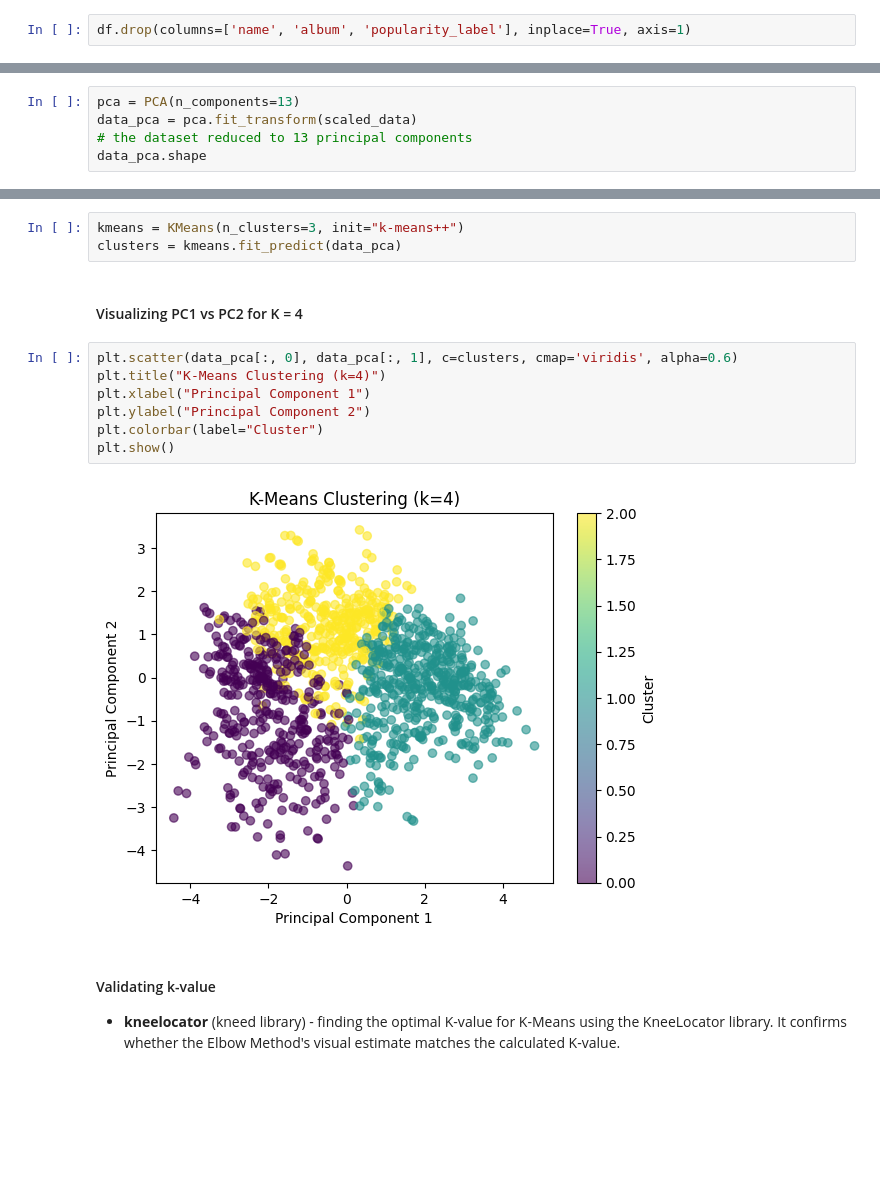
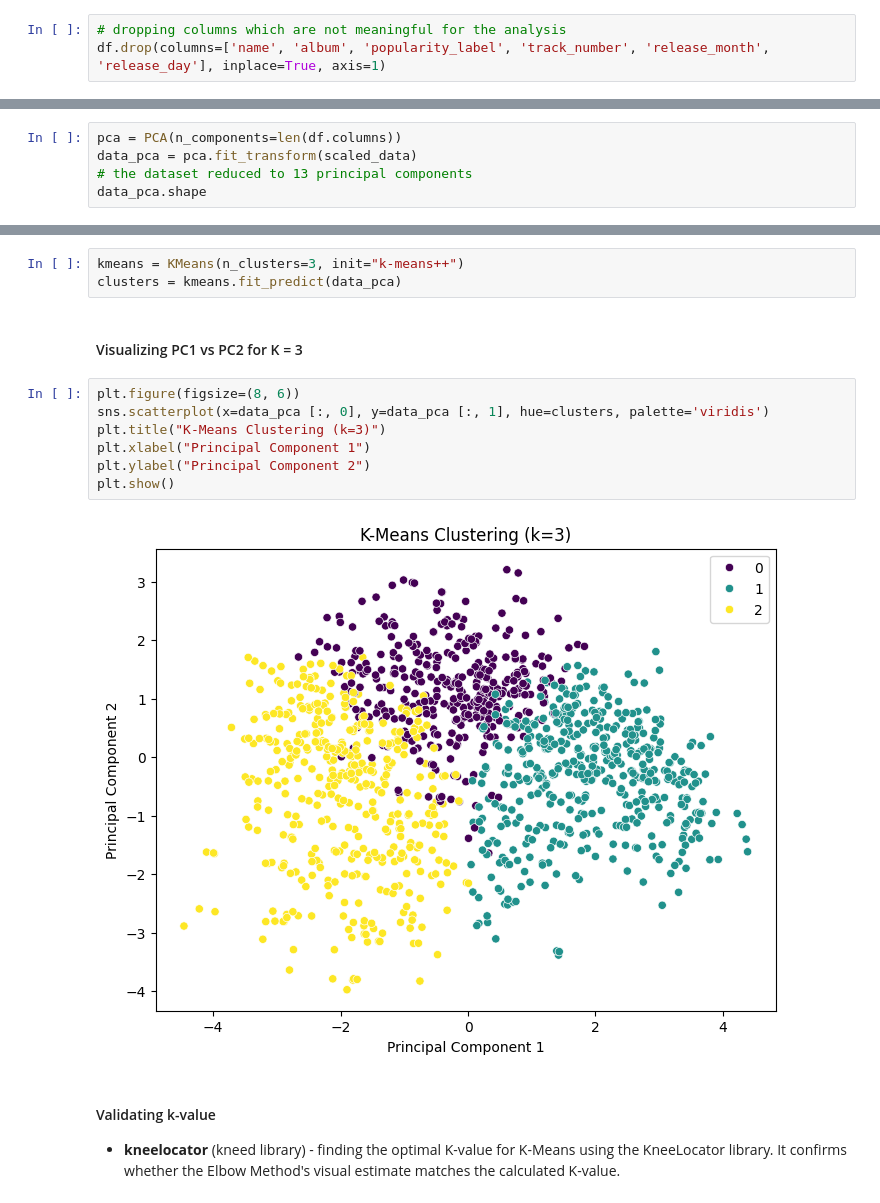
Before and after one commit to lalraviranjan/iitg_genAiMl, a Jupyter notebook: Machine-Learning-Project/Creating-Cohorts-of-Songs/Cohorts-of-songs-unsupervised-learning-implementation.ipynb, the cells around one changed output, grey strips where cells are left out. Saved outputs shown, nothing was run; the diff lists cells and outputs as text; blank space fills up the shorter version.

```diff
--- a/Machine-Learning-Project/Creating-Cohorts-of-Songs/Cohorts-of-songs-unsupervised-learning-implementation.ipynb
+++ b/Machine-Learning-Project/Creating-Cohorts-of-Songs/Cohorts-of-songs-unsupervised-learning-implementation.ipynb
@@ -440,4 +450,5 @@ The trend for Popularity of song over the Years, shows significant fluctuations,
 ### PCA (Principal Component Analysis)
 Dimensionality reduction technique to reduce high dimensional data into few principal components while retaining the maximum variance
 # %%
-df.drop(columns=['name', 'album', 'popularity_label'], inplace=True, axis=1)
+# dropping columns which are not meaningful for the analysis
+df.drop(columns=['name', 'album', 'popularity_label', 'track_number', 'release_month', 'release_day'], inplace=True, axis=1)
@@ -517,7 +536,7 @@ Total number of principal components :13
 # %% [markdown]
 #### Applying Dimensionality reduction with PCA to reduce the features to 13 principal components retaining 95% variance
 # %%
-pca = PCA(n_components=13)
+pca = PCA(n_components=len(df.columns))
 data_pca = pca.fit_transform(scaled_data)
 # the dataset reduced to 13 principal components
 data_pca.shape
@@ -566,16 +585,16 @@ plt.show()
 kmeans = KMeans(n_clusters=3, init="k-means++")
 clusters = kmeans.fit_predict(data_pca)
 # %% [markdown]
-#### Visualizing PC1 vs PC2 for K = 4
+#### Visualizing PC1 vs PC2 for K = 3
 # %%
-plt.scatter(data_pca[:, 0], data_pca[:, 1], c=clusters, cmap='viridis', alpha=0.6)
-plt.title("K-Means Clustering (k=4)")
+plt.figure(figsize=(8, 6))
+sns.scatterplot(x=data_pca [:, 0], y=data_pca [:, 1], hue=clusters, palette='viridis')
+plt.title("K-Means Clustering (k=3)")
 plt.xlabel("Principal Component 1")
 plt.ylabel("Principal Component 2")
-plt.colorbar(label="Cluster")
 plt.show()
 # %% [output]
-[figure, old version]
+[figure, new version]
 # %% [markdown]
 #### Validating k-value
 - **kneelocator** (kneed library) - finding the optimal K-value for K-Means using the KneeLocator library. It confirms whether the Elbow Method's visual estimate matches the calculated K-value.
```
Also changed, not shown: parts of 29 cells of this notebook.
